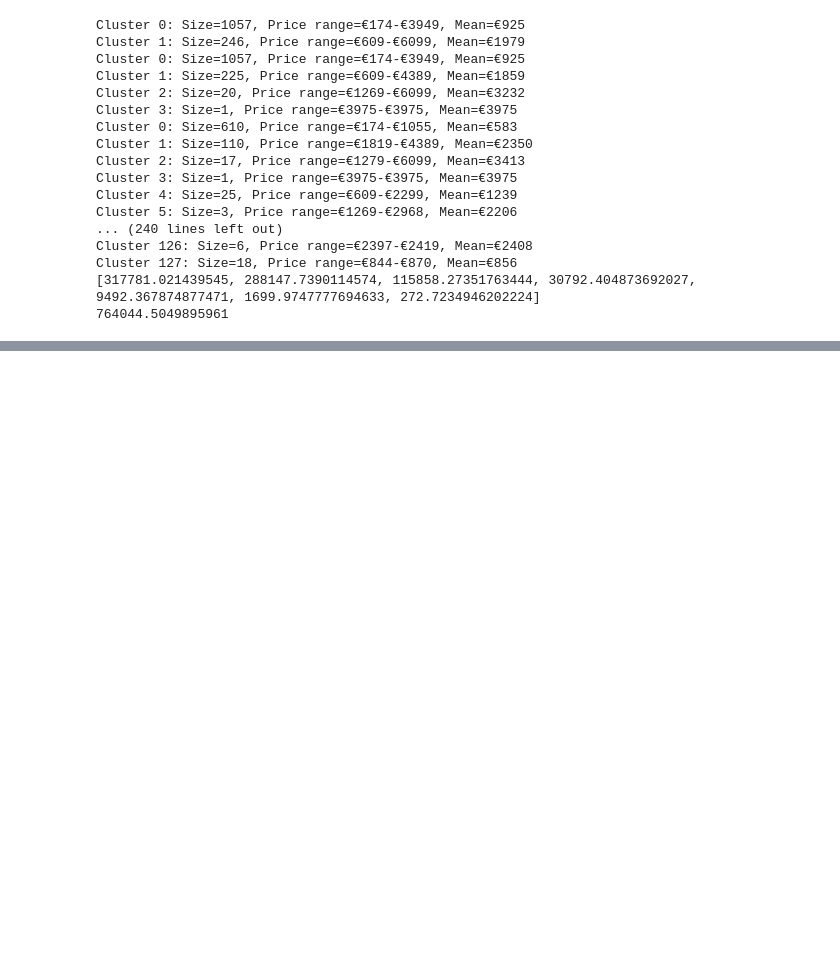
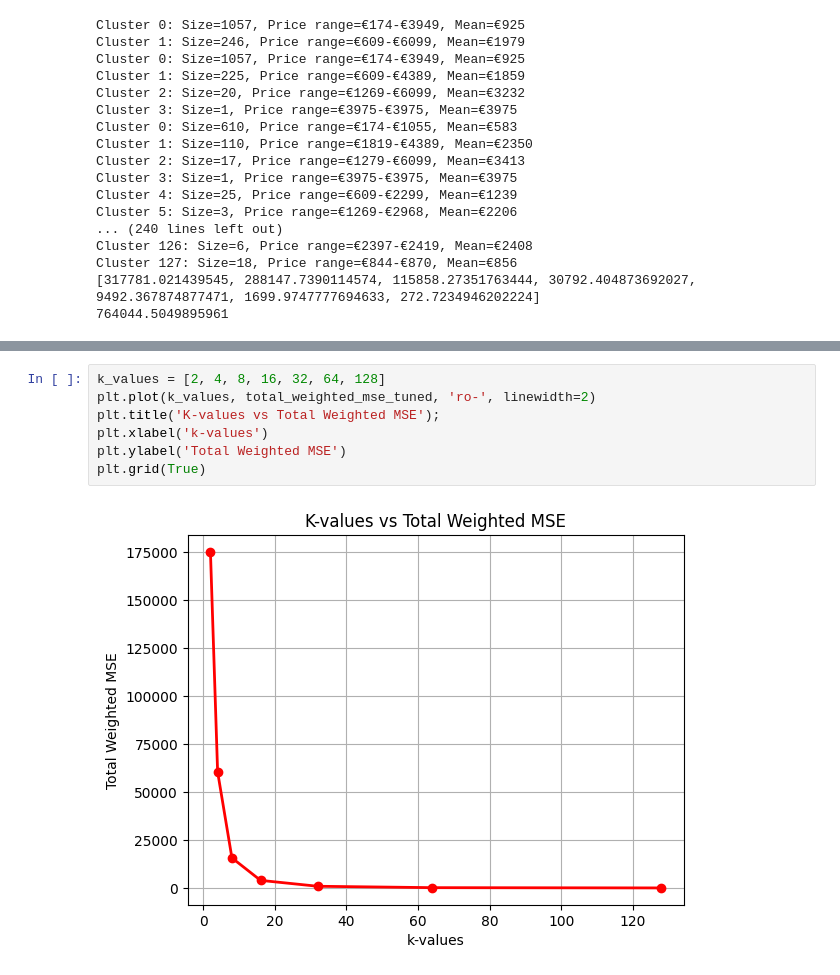
Before and after one commit to tpenanen/Laptop-Price-Project, a Jupyter notebook: Clustering_(With_Pipeline).ipynb, the cells around one changed output, grey strips where cells are left out. Cells and saved outputs as stored; diff of their text form; blank space fills up the shorter version.

Commit message:
Added graph comparing k-values with totoal weighted MSE.

```diff
--- a/Clustering_(With_Pipeline).ipynb
+++ b/Clustering_(With_Pipeline).ipynb
@@ -539,0 +545,9 @@ plt.bar(x_values, y_values, color = ['red', 'blue'])
+# %%
+k_values = [2, 4, 8, 16, 32, 64, 128]
+plt.plot(k_values, total_weighted_mse_tuned, 'ro-', linewidth=2)
+plt.title('K-values vs Total Weighted MSE');
+plt.xlabel('k-values')
+plt.ylabel('Total Weighted MSE')
+plt.grid(True)
+# %% [output]
+[figure, added]
```
Also changed, not shown: parts of 1 cell of this notebook.
